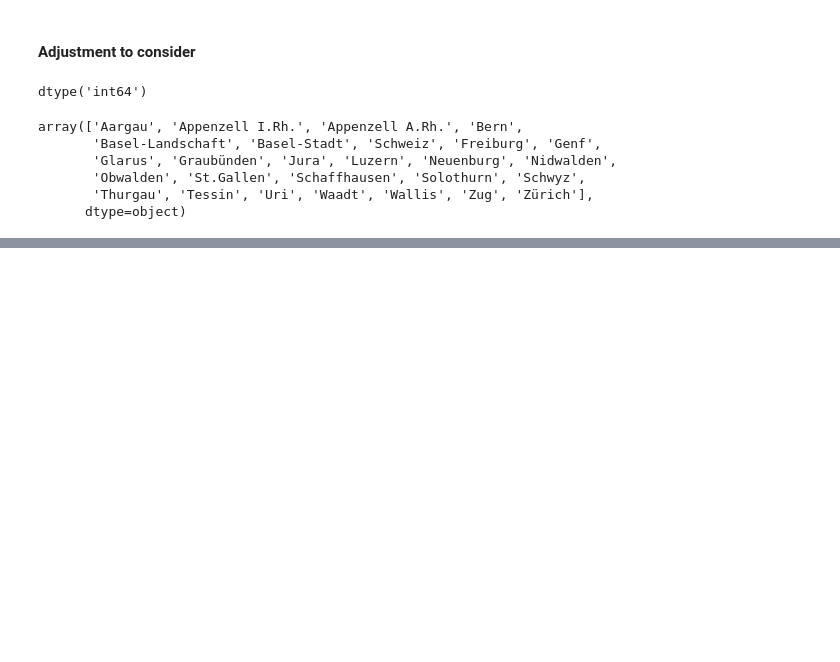
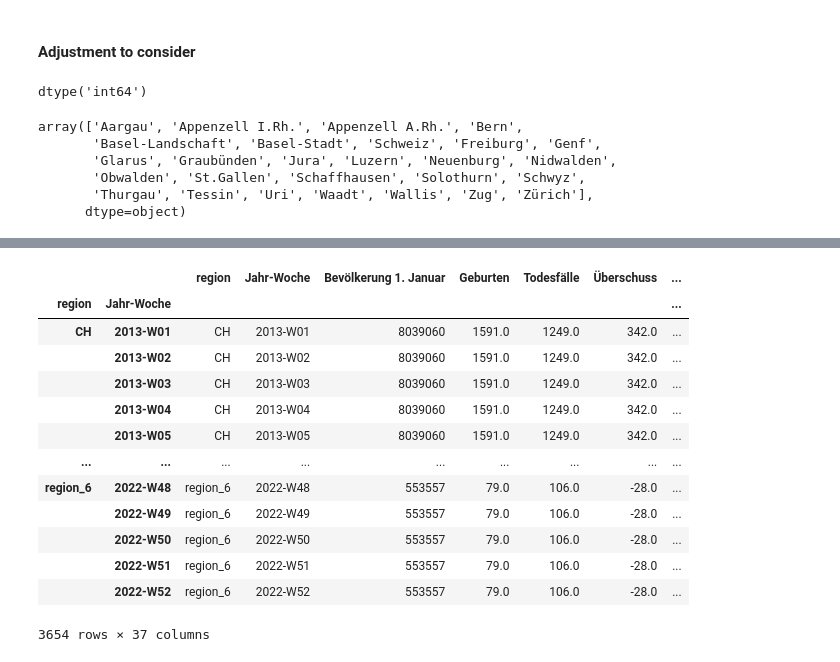
Before and after one commit to th-kl/DSF, a Jupyter notebook: notebooks/population_data.ipynb, the cells around one changed output, grey strips where cells are left out. Saved outputs shown, nothing was run; the diff lists cells and outputs as text; code cells hidden in the pictures; blank space fills up the shorter version.

```diff
--- a/notebooks/population_data.ipynb
+++ b/notebooks/population_data.ipynb
@@ -404,0 +478,19 @@ Index(['Bevölkerung 1. Januar', 'Geburten', 'Todesfälle', 'Überschuss',
+# %%
+region_df = pd.DataFrame(weekly_data_reg)
+# %%
+region_df
+# %% [output]
+|  |  | region | Jahr-Woche | Bevölkerung 1. Januar | Geburten | Todesfälle | Überschuss | ... |
+| region | Jahr-Woche |  |  |  |  |  |  | ... |
+| CH | 2013-W01 | CH | 2013-W01 | 8039060 | 1591.0 | 1249.0 | 342.0 | ... |
+|  | 2013-W02 | CH | 2013-W02 | 8039060 | 1591.0 | 1249.0 | 342.0 | ... |
+|  | 2013-W03 | CH | 2013-W03 | 8039060 | 1591.0 | 1249.0 | 342.0 | ... |
+|  | 2013-W04 | CH | 2013-W04 | 8039060 | 1591.0 | 1249.0 | 342.0 | ... |
+|  | 2013-W05 | CH | 2013-W05 | 8039060 | 1591.0 | 1249.0 | 342.0 | ... |
+| ... | ... | ... | ... | ... | ... | ... | ... | ... |
+| region_6 | 2022-W48 | region_6 | 2022-W48 | 553557 | 79.0 | 106.0 | -28.0 | ... |
+|  | 2022-W49 | region_6 | 2022-W49 | 553557 | 79.0 | 106.0 | -28.0 | ... |
+|  | 2022-W50 | region_6 | 2022-W50 | 553557 | 79.0 | 106.0 | -28.0 | ... |
+|  | 2022-W51 | region_6 | 2022-W51 | 553557 | 79.0 | 106.0 | -28.0 | ... |
+|  | 2022-W52 | region_6 | 2022-W52 | 553557 | 79.0 | 106.0 | -28.0 | ... |
+3654 rows × 37 columns
```
Also changed, not shown: parts of 5 cells of this notebook, 2 other files.
